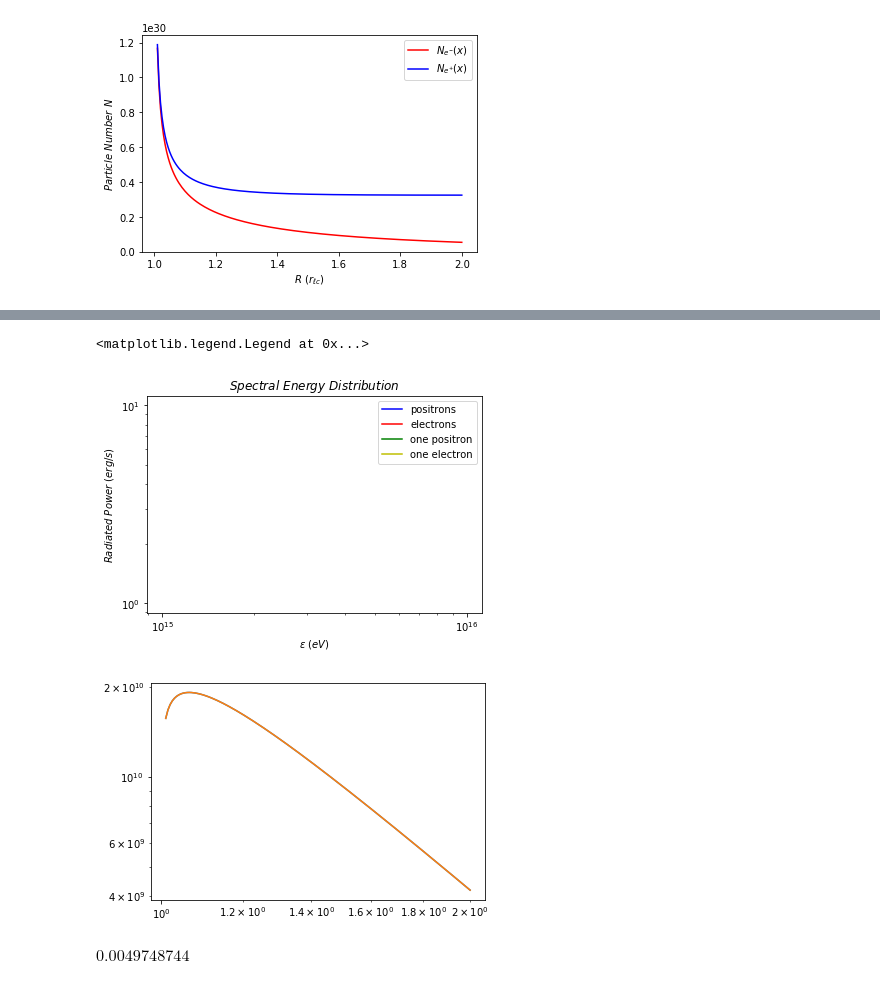
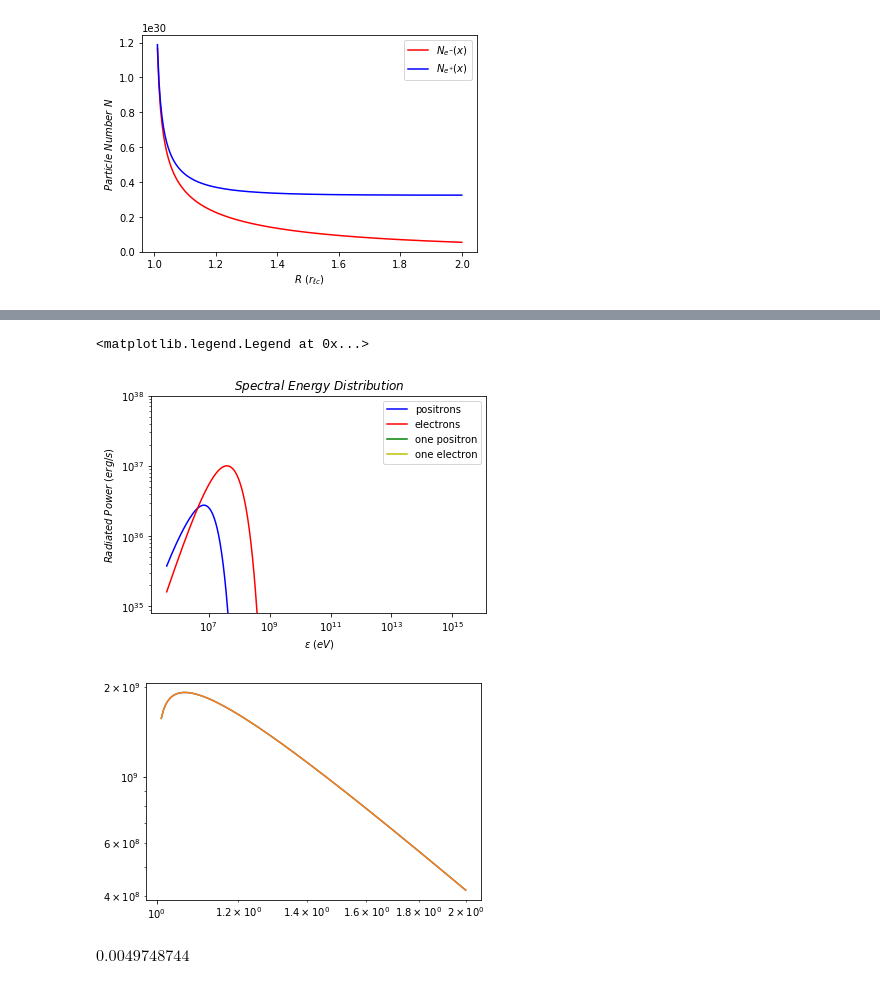
Before and after one commit to PetrosStefanou/ECS_Spectrum, a Jupyter notebook: ECS_spectrum.ipynb, the cells around one changed output, grey strips where cells are left out. Cells and saved outputs as stored; diff of their text form; code cells hidden in the pictures.

```diff
--- a/ECS_spectrum.ipynb
+++ b/ECS_spectrum.ipynb
@@ -149,7 +149,7 @@ def r_g(X, gamma, k = k, B_lc = B_lc):
     description: Calculates the larmor radius of the synchrotron motion around B_phi as a function of the dimensionless radial                         distance X.
     '''
 
-    rg = (m_e*c/e)*gamma*v_r(X)/B_phi(X)
+    rg = (m_e*c/e)*gamma*v_r(X)/np.abs(B_phi(X))
 
     return rg
 # %%
@@ -241,11 +241,13 @@ def curvature_spectrum(X, nu, gamma):
                  in a curved trajectory of radius r_g (larmor radius).
     '''
 
-    integral = sp.integrate.quad(lambda z: kv(5./3., z), nu/nu_crit(X, gamma), +np.inf, epsabs = 1.49e-12, epsrel = 1.49e-12, limit =                                  200)[0]*un.dimensionless_unscaled
+    integral = sp.integrate.quad(lambda z: kv(5./3., z), nu/nu_crit(X, gamma), +np.inf, epsabs = 1.49e-15, epsrel = 1.49e-15, limit =                                  200)[0]*un.dimensionless_unscaled
 
-    power = np.sqrt(3)*e**2/(2*np.pi)*gamma/r_g(X, gamma)*nu/nu_crit(X, gamma)*integral
+    ppf = np.sqrt(3)*e**2/(2*np.pi)*gamma/r_g(X, gamma)*nu/nu_crit(X, gamma)*integral
 
-    return power
+    print(integral, ppf)
+
+    return ppf
 # %% [markdown]
 #Begin the calculations and plot the results
 # %%
@@ -504,36 +522,36 @@ power_electron = frequency*total_ppf_electron
 
 fig, ax = plt.subplots()
 
 ax.plot(photon_energy, power_positron, label = 'positrons', c = 'b')
 ax.plot(photon_energy, power_electron, label = 'electrons', c = 'r')
 
 ax.plot(photon_energy, frequency*traj_ppf_positron, label = 'one positron', c = 'g')
 ax.plot(photon_energy, frequency*traj_ppf_electron, label = 'one electron', c = 'y')
 
 
 # ax.plot(photon_energy, frequency*traj_ppf_positron, label = 'trajectory', c = 'b')
 # for i in range(N_position):
 #     ax.plot(photon_energy, frequency*instant_ppf_positron[:,i], c = 'r')
 
 ax.set_xscale('log')
 ax.set_yscale('log')
 
 #adjust limits depending on the data values
-# ax.set_ylim(bottom = 0.5*min(power_positron[0].value, power_electron[0].value),
-            # top = 10*max(max(power_positron.value), max(power_electron.value)))
+ax.set_ylim(bottom = 0.5*min(power_positron[0].value, power_electron[0].value),
+            top = 10*max(max(power_positron.value), max(power_electron.value)))
 
 #set axis labels and title
 ax.set_xlabel('$\epsilon \ (eV)$')
 ax.set_ylabel('$Radiated \ Power \ (erg/s)$')
 ax.set_title('$Spectral \ Energy \ Distribution$')
 
 #set legend
 ax.legend()
 
 # plt.savefig('images/Spectrum.png')
 # %% [output]
 <matplotlib.legend.Legend at 0x...>
-[figure, old version]
+[figure, new version]
 # %%
 acc_power_positron = e*r_lc/(m_e*c**2*sina(X))*(E_r(X)*sina(X) - (2*e*gamma_positron**4)/(3*R_curv(X)**2))
 acc_power_electron = e*r_lc/(m_e*c**2*sina(X))*(E_r(X)*sina(X) - (2*e*gamma_electron**4)/(3*R_curv(X)**2))
@@ -546,7 +564,7 @@ ax.plot(X, acc_power_electron)
 ax.set_xscale('log')
 ax.set_yscale('log')
 # %% [output]
-[figure, old version]
+[figure, new version]
 # %%
 dx = (X[30]-X[28])/2
 dx
```
Also changed, not shown: parts of 8 cells of this notebook.
